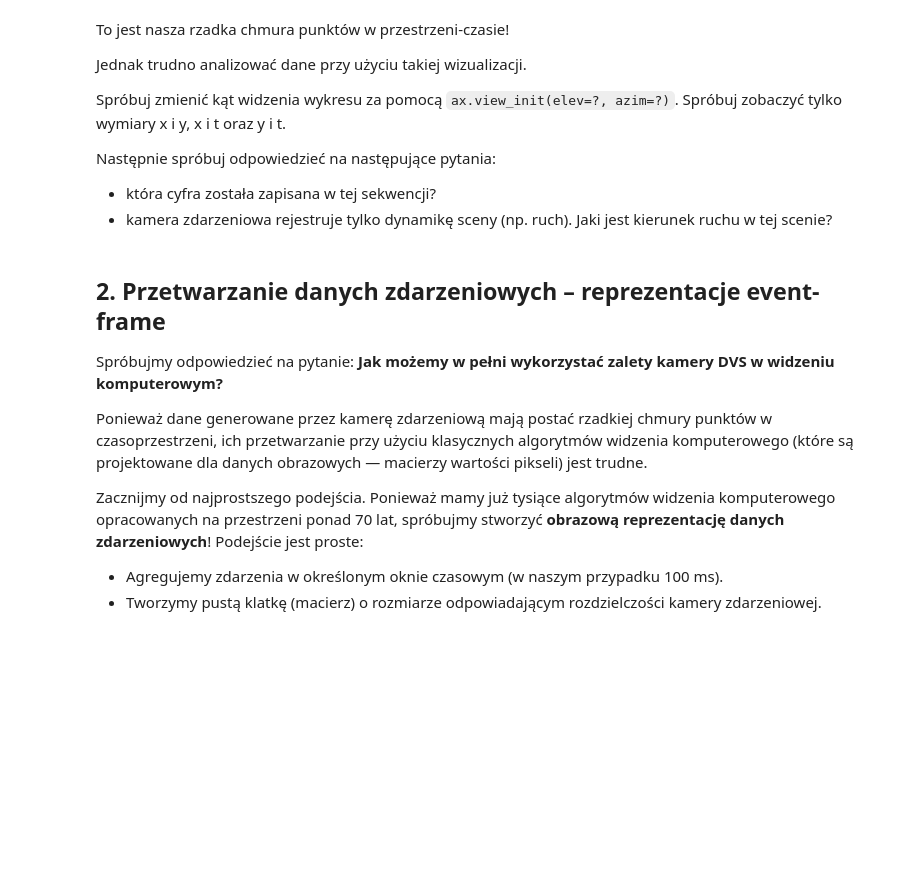
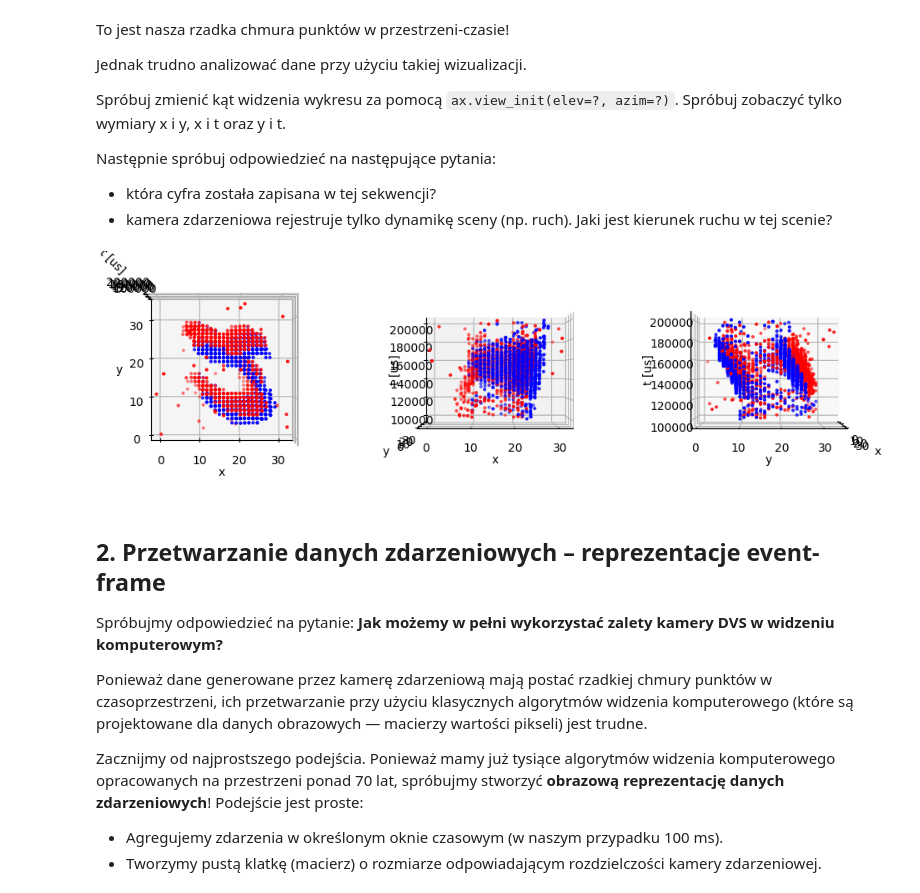
Before and after one commit to marcinwolder/zaawansowane-algorytmy-wizyjne, a Jupyter notebook: lab13/DVS-ToDo.ipynb, the cells around one changed output. Saved outputs shown, nothing was run; the diff lists cells and outputs as text; code cells hidden in the pictures; blank space fills up the shorter version.

```diff
--- a/lab13/DVS-ToDo.ipynb
+++ b/lab13/DVS-ToDo.ipynb
@@ -132,3 +150,15 @@ plt.show()
+# %%
+fig, axs = plt.subplots(1, 3, subplot_kw={"projection": "3d"}, figsize=(12, 12))
+for ax, (elev, azim) in zip(axs, ((90, -90), (0, -90), (0, 0))):
+    colors = ["red" if bool(p) else "blue" for p in sample_ps]
+    ax.scatter3D(sample_xs, sample_ys, sample_ts, c=colors, s=4)
+    ax.set_xlabel("x")
+    ax.set_ylabel("y")
+    ax.set_zlabel("t [us]")
+    ax.view_init(elev=elev, azim=azim)
+plt.show()
+# %% [output]
+[figure, added]
 # %% [markdown]
 ## 2. Przetwarzanie danych zdarzeniowych – reprezentacje event-frame
 
```
Also changed, not shown: parts of 22 cells of this notebook, 1 other file.
